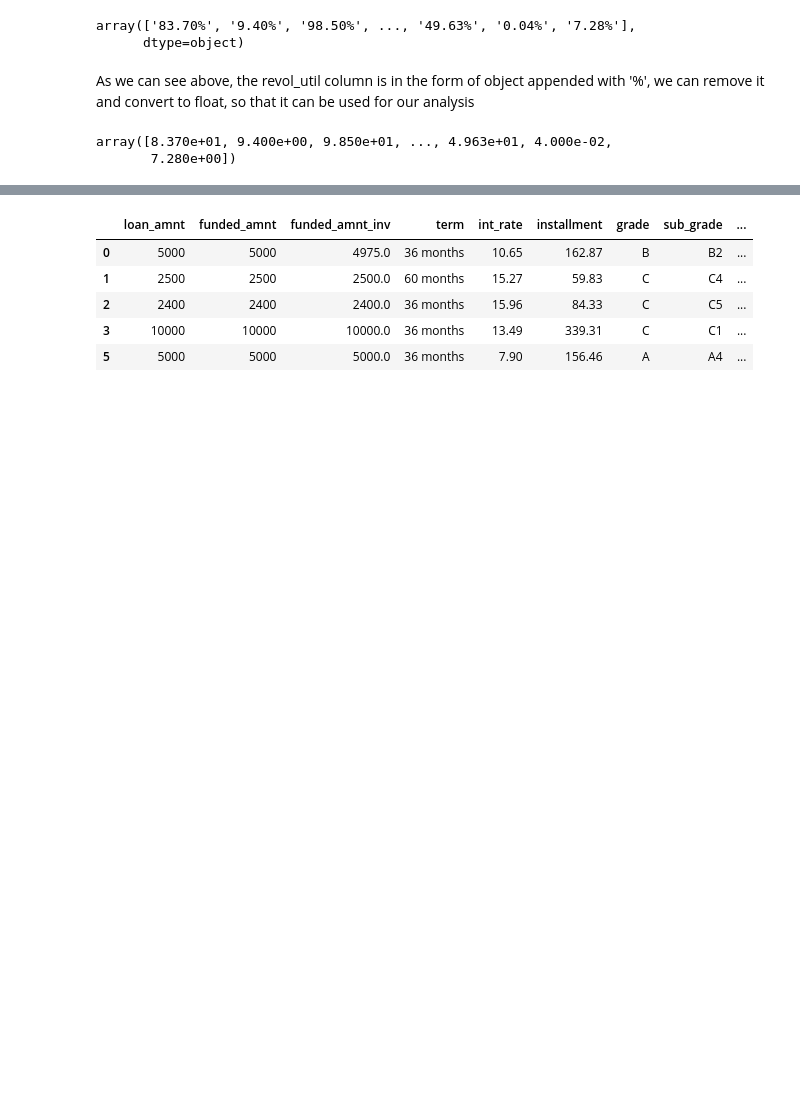
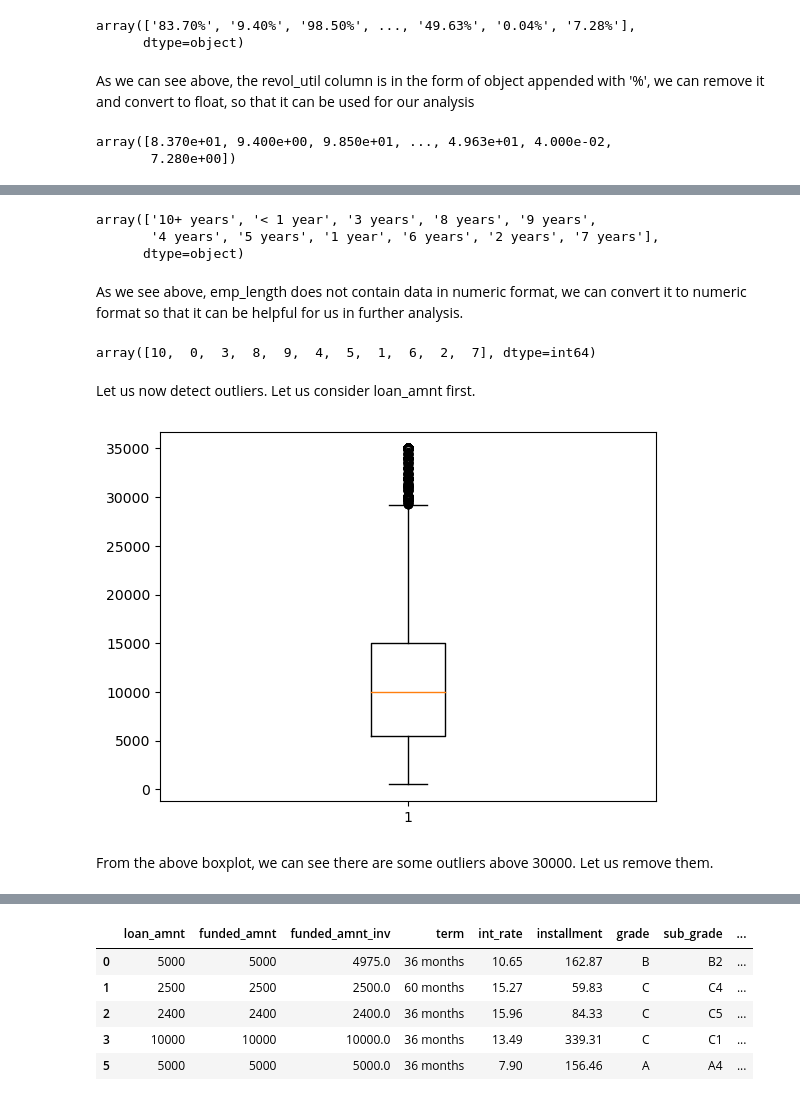
Before and after one commit to shivasaibondugula/LendingClub, a Jupyter notebook: shiva_sai_bondugula.ipynb, the cells around one changed output, grey strips where cells are left out. Cells and saved outputs as stored; diff of their text form; code cells hidden in the pictures; blank space fills up the shorter version.

Commit message:
Completed univariate analysis along with segmented univariate analysis

```diff
--- a/shiva_sai_bondugula.ipynb
+++ b/shiva_sai_bondugula.ipynb
@@ -534,0 +519,8 @@ array([10,  0,  3,  8,  9,  4,  5,  1,  6,  2,  7], dtype=int64)
+# %%
+loan_data.emp_length.unique()
+# %% [output]
+array(['10+ years', '< 1 year', '3 years', '8 years', '9 years',
+       '4 years', '5 years', '1 year', '6 years', '2 years', '7 years'],
+      dtype=object)
+# %% [markdown]
+As we see above, emp_length does not contain data in numeric format, we can convert it to numeric format so that it can be helpful for us in further analysis.
@@ -534,0 +531,14 @@ array([10,  0,  3,  8,  9,  4,  5,  1,  6,  2,  7], dtype=int64)
+# %%
+loan_data.emp_length.unique()
+# %% [output]
+array([10,  0,  3,  8,  9,  4,  5,  1,  6,  2,  7], dtype=int64)
+# %% [markdown]
+Let us now detect outliers.
+Let us consider loan_amnt first.
+# %%
+plt.boxplot(loan_data.loan_amnt)
+plt.show()
+# %% [output]
+[figure, added]
+# %% [markdown]
+From the above boxplot, we can see there are some outliers above 30000. Let us remove them.
```
Also changed, not shown: parts of 101 cells of this notebook.
